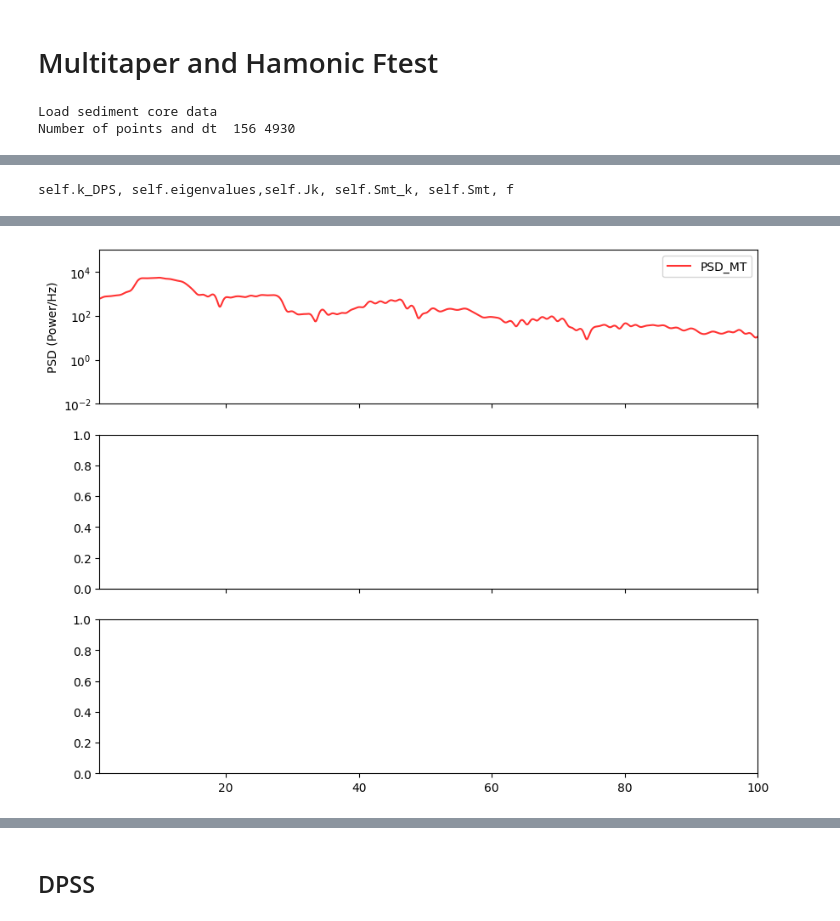
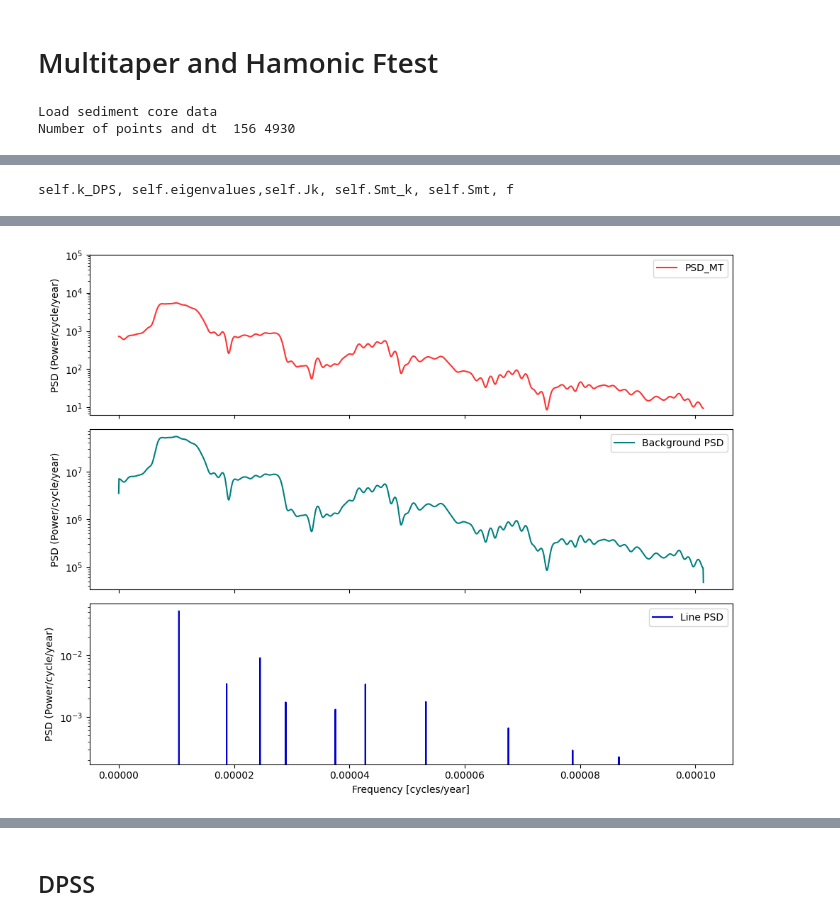
Before and after one commit to Chamusuke/Multitaper_harmonic_Ftest, a Jupyter notebook: example.ipynb, the cells around one changed output, grey strips where cells are left out. Saved outputs shown, nothing was run; the diff lists cells and outputs as text; code cells hidden in the pictures.

```diff
--- a/example.ipynb
+++ b/example.ipynb
@@ -13,11 +13,10 @@ from src.multitaper import get_data #適宜変更
 # %%
 import matplotlib.pyplot as plt
 import numpy as np
-
 # データ読み込みと時間軸生成
 x = get_data('v22_174_series.dat')
 npts = np.shape(x)[0]
-dt   = 4930
+dt   = 4930  # サンプリング間隔 [years]
 t    = np.arange(npts) * dt
 print('Load sediment core data')
 print('Number of points and dt ', npts, dt)
@@ -26,60 +25,64 @@ print('Number of points and dt ', npts, dt)
 fig = plt.figure(figsize=(10, 2))
 ax = fig.add_subplot()
 ax.plot(t / 1e3, x, label="AM Signal", color='b')
-ax.set_xlabel("Time [s]")
+ax.set_xlabel("Time [kyr]")   # ← 単位を「千年」に修正
 ax.set_ylabel("Amplitude")
+ax.set_ylim(-1.0,1.0)
 ax.grid()
 plt.tight_layout()
 plt.show()
 
+# サンプリング周波数 [cycles/year]
+fs = 1.0 / dt
+
 # マルチターパーPSD推定とF検定
-MT_psd = MultiTaper_Periodogram(NW=3.5, K=5, nfft=2**14)
-MT_psd.MT_Spec(x, 1/dt)
-MT_psd.Harmonic_Ftest(p_level=0.075)
+MT_psd = MultiTaper_Periodogram(NW=3.5, K=5, nfft=2**12)
+MT_psd.MT_Spec(x, fs)                 # ← fs = 1/dt を渡す
+MT_psd.Harmonic_Ftest(p_level=0.05)
+
 
 # PSDと再構成スペクトルのプロット
 fig, axes = plt.subplots(3, 1, figsize=(10, 8), sharex=True)
 
 # ① PSD_MTと再構成PSD
 ax = axes[0]
-ax.plot(MT_psd.f * 1e6, MT_psd.Smt, '-', label='PSD_MT', alpha=0.8, c='r', lw=1.5)
-# ax.plot(MT_psd.f * 1e6, MT_psd.re_psd[1, :], '-', label='Reconst PSD', alpha=0.8, c='navy', lw=1.5)
-ax.set_ylabel('PSD (Power/Hz)')
+ax.plot(MT_psd.f, MT_psd.Smt, '-', label='PSD_MT', alpha=0.8, c='r', lw=1.5)
+ax.set_ylabel('PSD (Power/cycle/year)')
 ax.set_yscale("log")
-ax.set_xlim(1, 100)
-ax.set_ylim(1e-2, 1e5)
+# ax.set_xlim(0, 0.1)  # 例: 周波数範囲を cycles/year に合わせて調整
+ax.set_ylim(0,1e5)
 ax.legend()
 
-# # ② バックスペクトル（線成分除去後）
-# ax = axes[1]
-# ax.plot(MT_psd.f * 1e6, MT_psd.re_psd[0, :], '-', label='PSD back spec', alpha=1, c='teal', lw=1.5)
-# ax.set_ylabel('PSD (Power/Hz)')
-# ax.set_yscale("log")
-# ax.legend()
+# ② バックスペクトル（線成分除去後）
+ax = axes[1]
+ax.plot(MT_psd.f, MT_psd.re_psd[0, :], '-', label='Background PSD', alpha=1, c='teal', lw=1.5)
+ax.set_ylabel('PSD (Power/cycle/year)')
+ax.set_yscale("log")
+ax.legend()
 
-# # ③ 線成分スペクトルのみ
-# ax = axes[2]
-# ax.plot(MT_psd.f * 1e6, MT_psd.re_psd[2, :], '-', label='line PSD', alpha=1, c='mediumblue', lw=1.5)
-# ax.set_ylabel('PSD (Power/Hz)')
-# ax.set_xlabel('Frequency [μHz]')
-# ax.set_yscale("log")
-# ax.legend()
+# ③ 線成分スペクトルのみ
+ax = axes[2]
+ax.plot(MT_psd.f, MT_psd.re_psd[2, :], '-', label='Line PSD', alpha=1, c='mediumblue', lw=1.5)
+ax.set_ylabel('PSD (Power/cycle/year)')
+ax.set_xlabel('Frequency [cycles/year]')
+ax.set_yscale("log")
+ax.legend()
 
-# fig.tight_layout()
-# plt.show()
+fig.tight_layout()
+plt.show()
 
-# # F統計量のプロット
-# fig = plt.figure(figsize=(12, 2))
-# ax = fig.add_subplot()
-# ax.plot(MT_psd.f * 1e6, MT_psd.F_stat[0, :], '-', label='F_statistic', alpha=1, c='tomato', lw=1.5)
-# ax.hlines(MT_psd.F_crit, MT_psd.f[0]*1e6, MT_psd.f[-1]*1e6, linestyles="-.", color='green', label='95% Percentile')
-# ax.set_ylabel('F-statistic')
-# ax.set_xlabel('Frequency [μHz]')
-# ax.set_xlim(20, 80)
-# ax.set_ylim(0, 20)
-# ax.legend()
-# fig.tight_layout()
-# plt.show()
+# F統計量のプロット
+fig = plt.figure(figsize=(12, 2))
+ax = fig.add_subplot()
+ax.plot(MT_psd.f, MT_psd.F_stat[0, :], '-', label='F-statistic', alpha=1, c='tomato', lw=1.5)
+ax.hlines(MT_psd.F_crit, MT_psd.f[0], MT_psd.f[-1], linestyles="-.", color='green', label='95% Percentile')
+ax.set_ylabel('F-statistic')
+ax.set_xlabel('Frequency [cycles/year]')
+# ax.set_xlim(0, 0.1)  # 周波数範囲を cycles/year に合わせて調整
+ax.set_ylim(0, 20)
+ax.legend()
+fig.tight_layout()
+plt.show()
 # %% [output]
 Load sediment core data
 Number of points and dt  156 4930
@@ -89 +91 @@ self.k_DPS, self.eigenvalues,self.Jk, self.Smt_k, self.Smt, f
-[figure, old version]
+[figure, new version]
```
Also changed, not shown: parts of 6 cells of this notebook, 3 other files.
